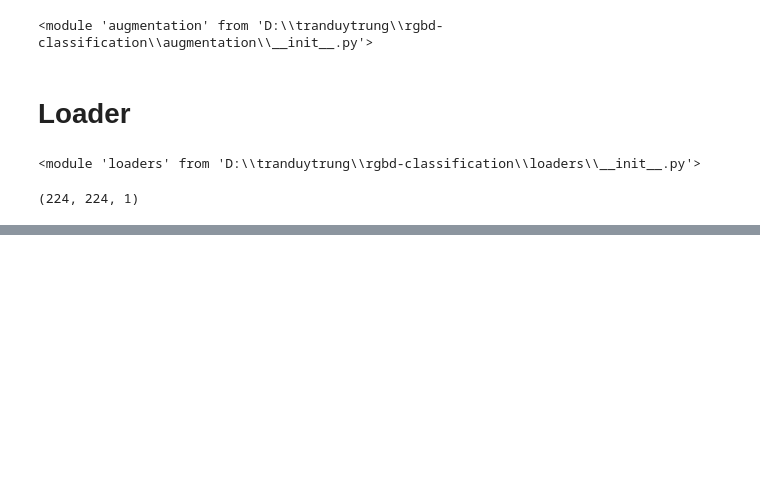
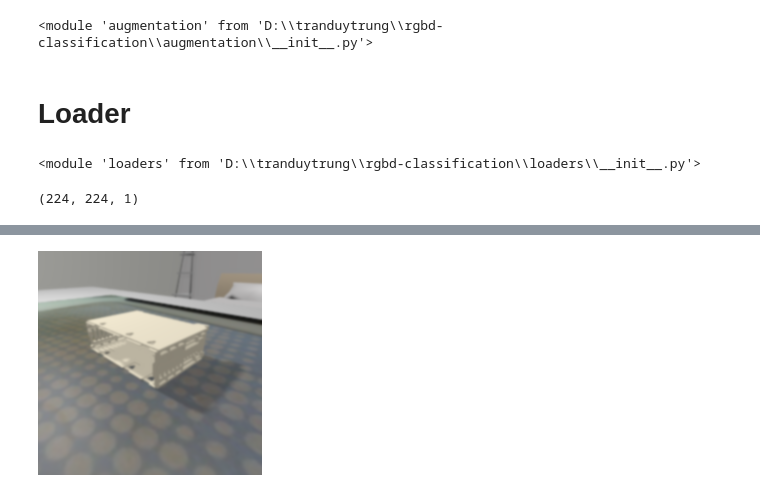
Before and after one commit to tranduytrung/rgbd-classification, a Jupyter notebook: mybook.ipynb, the cells around one changed output, grey strips where cells are left out. Cells and saved outputs as stored; diff of their text form; code cells hidden in the pictures; blank space fills up the shorter version.

```diff
--- a/mybook.ipynb
+++ b/mybook.ipynb
@@ -80,0 +89,5 @@ depth.shape
+# %%
+blurred = augmentation.GaussianBlur([1,1,1,0])(rgbd_data)
+PIL.Image.fromarray((blurred[...,:3]*255).astype(np.uint8))
+# %% [output]
+[figure, added]
```
Also changed, not shown: parts of 4 cells of this notebook, 21 other files.
